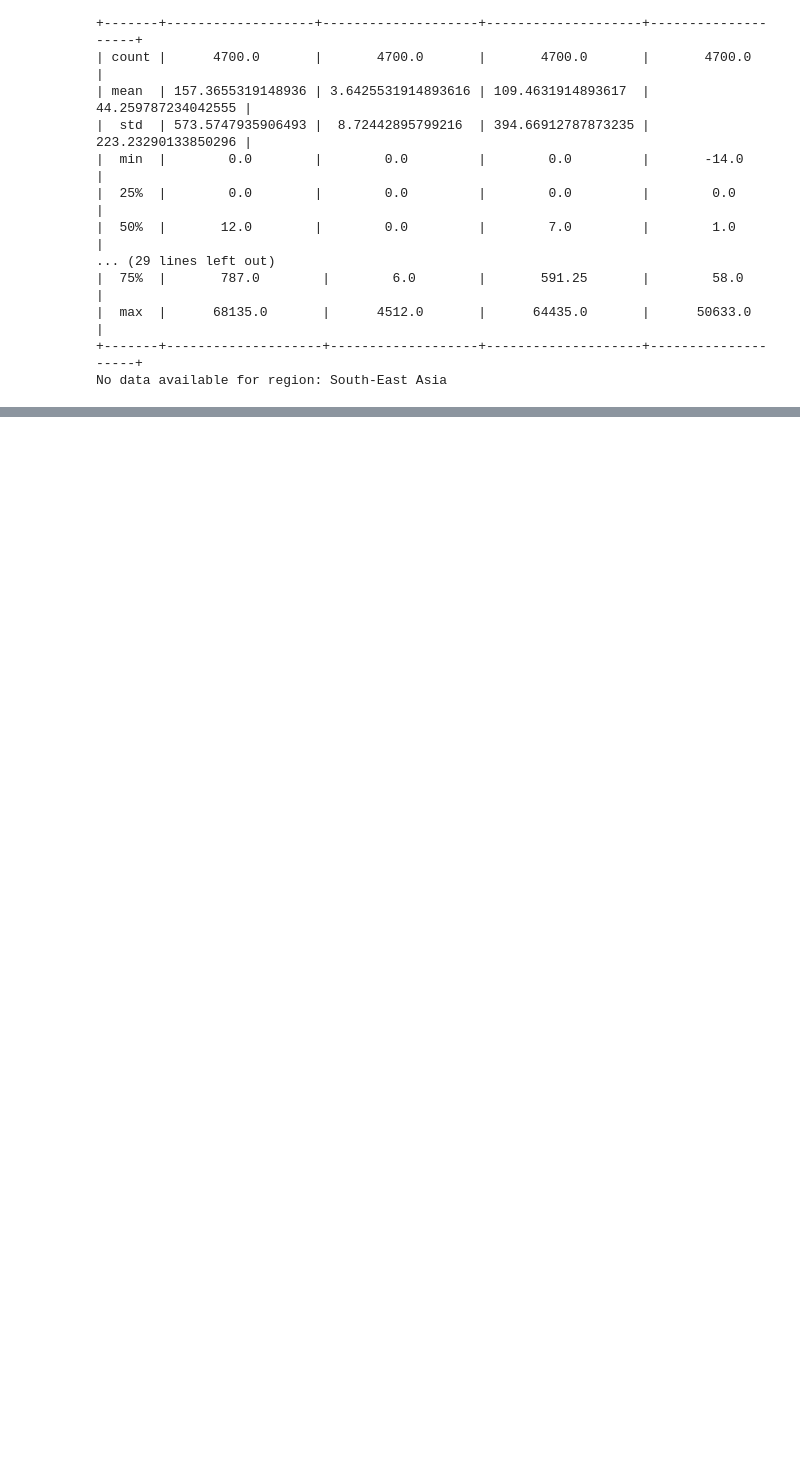
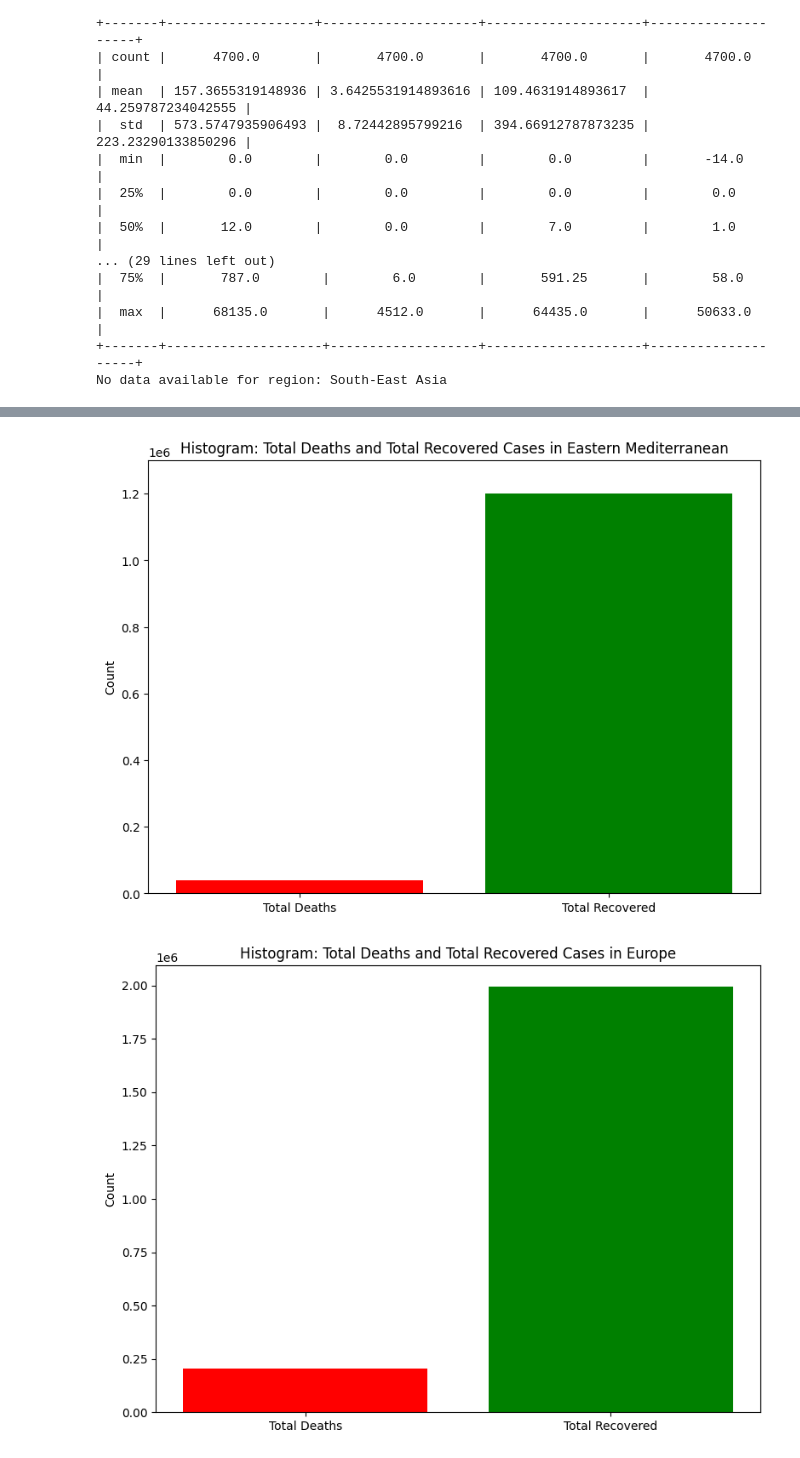
Before and after one commit to peterdev123/data_report, a Jupyter notebook: test.ipynb, the cells around one changed output, grey strips where cells are left out. Saved outputs shown, nothing was run; the diff lists cells and outputs as text; code cells hidden in the pictures; blank space fills up the shorter version.

Commit message:
HIstogram and Boxplot Complete

```diff
--- a/test.ipynb
+++ b/test.ipynb
@@ -239,0 +278,41 @@ Monthly Summary Statistics for Eastern Mediterranean:
+# %%
+import matplotlib.pyplot as plt
+
+def store_region_data_as_list(cw):
+    region_data_list = []
+    region_totals = {}
+
+    unique_regions = cw['WHO Region'].unique()
+
+    # Lists to hold total deaths and recovered for box plot
+    total_deaths_list = []
+    total_recovered_list = []
+
+    for region in unique_regions:
+        region_data = cw[cw['WHO Region'] == region]
+
+        total_deaths = region_data['Deaths'].sum()
+        total_recovered = region_data['Recovered'].sum()
+
+        region_data_list.append((region, region_data, total_deaths, total_recovered))
+        region_totals[region] = {'Deaths': total_deaths, 'Recovered': total_recovered}
+
+
+        plt.figure(figsize=(8, 6))
+        plt.bar(['Total Deaths', 'Total Recovered'], [total_deaths, total_recovered], color=['red', 'green'])
+        plt.title(f'Histogram: Total Deaths and Total Recovered Cases in {region}')
+        plt.ylabel('Count')
+        plt.ylim(0, max(total_deaths, total_recovered) + 100000)
+        plt.tight_layout()
+        plt.show()
+
+        # Append totals to lists for box plot
+        total_deaths_list.append(total_deaths)
+        total_recovered_list.append(total_recovered)
+
+    return region_data_list, region_totals, total_deaths_list, total_recovered_list
+
+region_data_storage_list, region_totals, total_deaths_list, total_recovered_list = store_region_data_as_list(cw)
+# %% [output]
+[figure, added]
+[figure, added]
```
Also changed, not shown: parts of 5 cells of this notebook.
